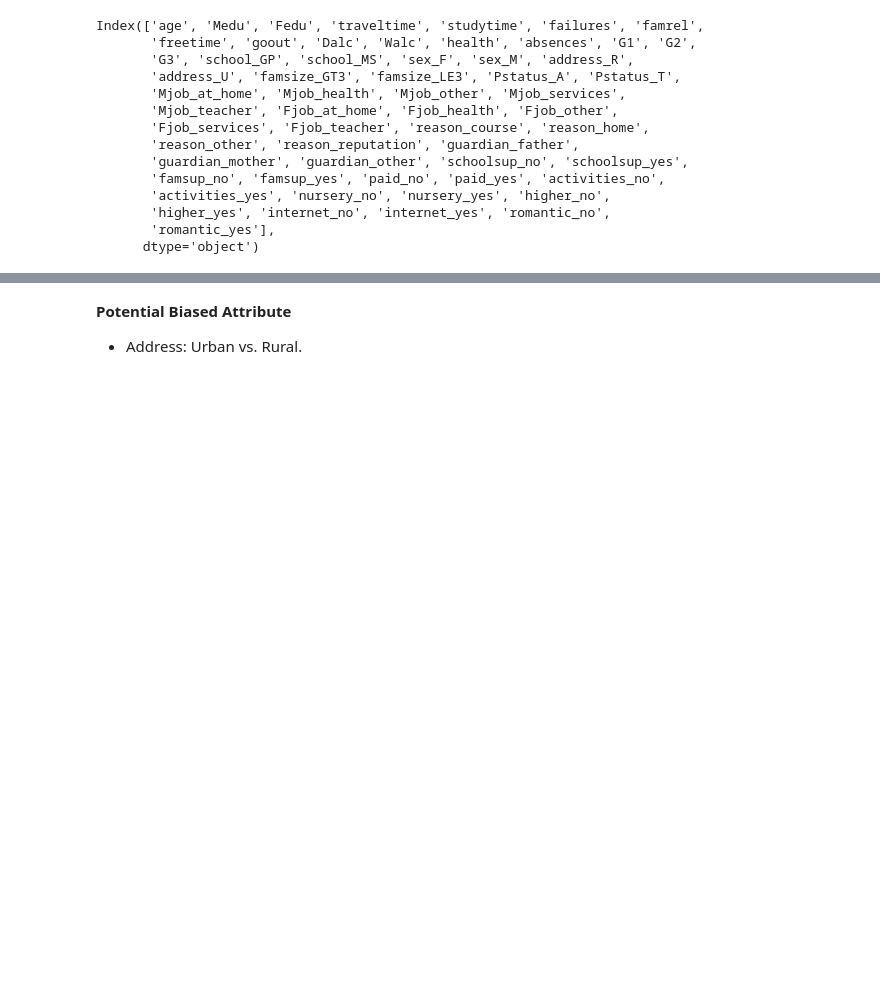
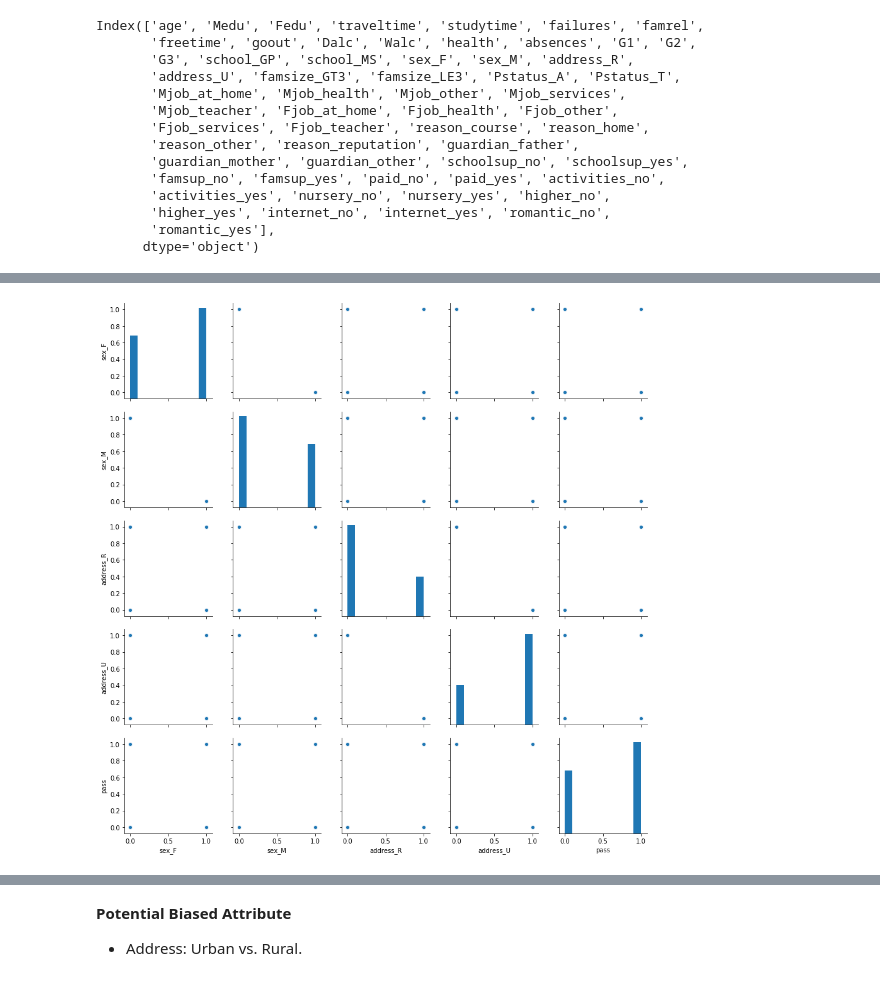
Before and after one commit to WesDeng/Recidivism_Exp, a Jupyter notebook: EDA_School.ipynb, the cells around one changed output, grey strips where cells are left out. Saved outputs shown, nothing was run; the diff lists cells and outputs as text; code cells hidden in the pictures; blank space fills up the shorter version.

```diff
--- a/EDA_School.ipynb
+++ b/EDA_School.ipynb
@@ -120,0 +142,4 @@ from sklearn.model_selection import train_test_split
+# %%
+sns.pairplot(data=df_por_encoding[['sex_F', 'sex_M', 'address_R', 'address_U', 'pass']]);
+# %% [output]
+[figure, added]
```
Also changed, not shown: parts of 16 cells of this notebook, 1 other file.
